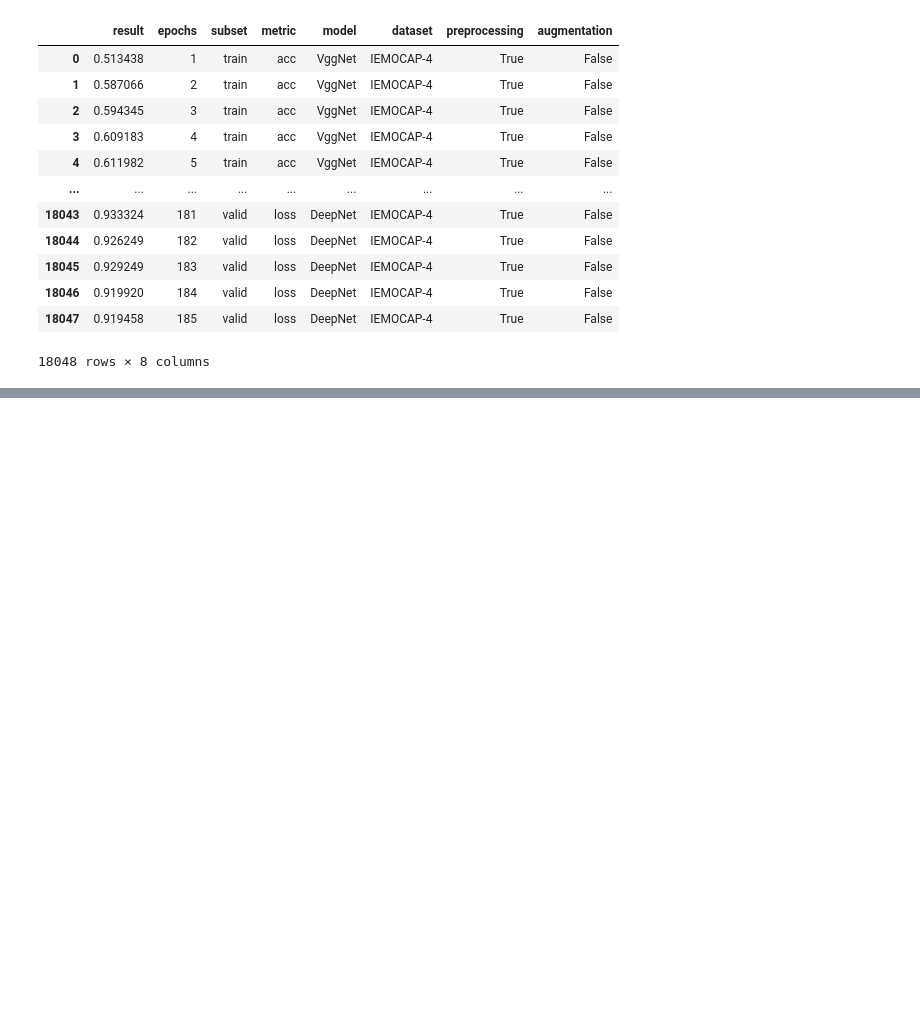
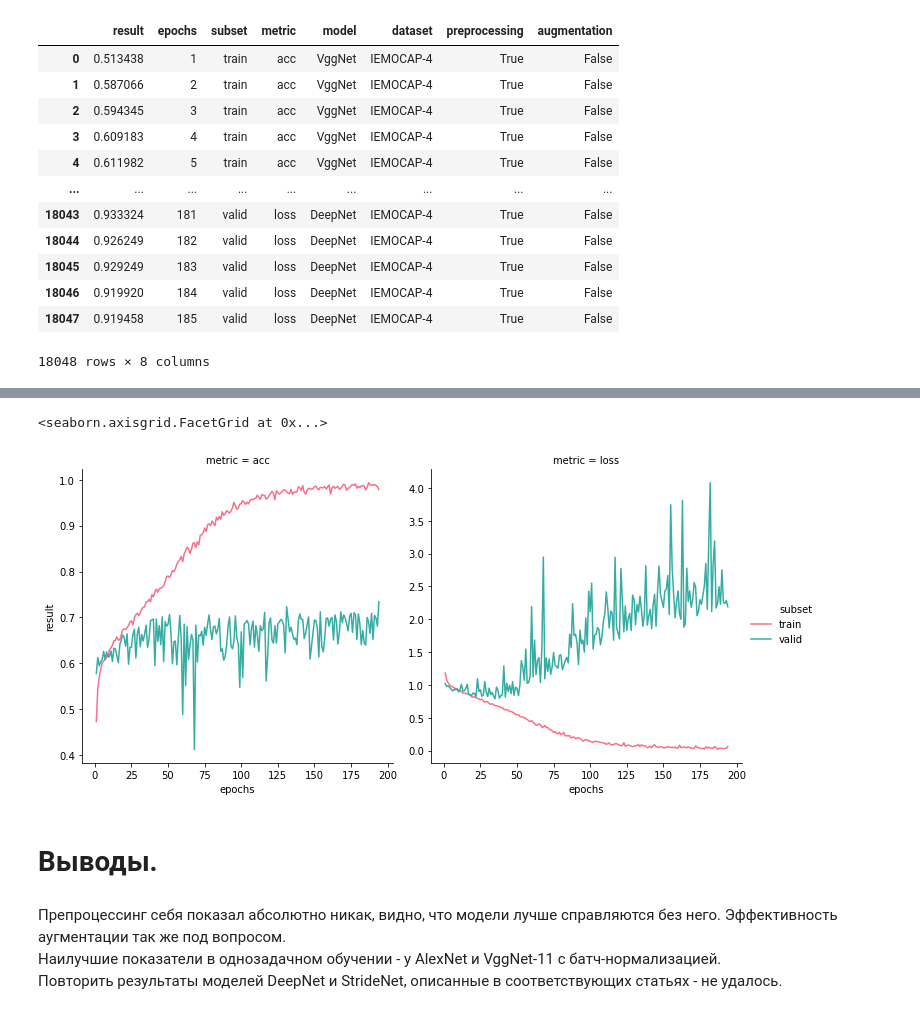
Before and after one commit to iamryabinov/SER_neuro, a Jupyter notebook: interpret_results.ipynb, the cells around one changed output, grey strips where cells are left out. Cells and saved outputs as stored; diff of their text form; code cells hidden in the pictures; blank space fills up the shorter version.

```diff
--- a/interpret_results.ipynb
+++ b/interpret_results.ipynb
@@ -219,0 +199,3 @@ df
+# %%
+vgg_results = df.loc[(df['model'] == 'VggNet') & (df['preprocessing'] == False) & (df['augmentation'] == True)]
+vgg_results.loc[vgg_results['epochs'] == 35]
@@ -219,0 +208,16 @@ df
+# %%
+sns.relplot(x='epochs', y='result', hue='subset', size=None, style=None,
+            data=vgg_results, col='metric', palette='husl',
+            kind='line', height=5, aspect=1, markers=True,
+            facet_kws={
+                'sharey': False
+            })
+# %% [output]
+<seaborn.axisgrid.FacetGrid at 0x...>
+[figure, added]
+# %% [markdown]
+# Выводы.
+# %% [markdown]
+Препроцессинг себя показал абсолютно никак, видно, что модели лучше справляются без него. Эффективность аугментации так же под вопросом.<br>
+Наилучшие показатели в однозадачном обучении - у AlexNet и VggNet-11 c батч-нормализацией. <br>
+Повторить результаты моделей DeepNet и StrideNet, описанные в соответствующих статьях - не удалось.
```
Also changed, not shown: parts of 25 cells of this notebook, 1 other file.
